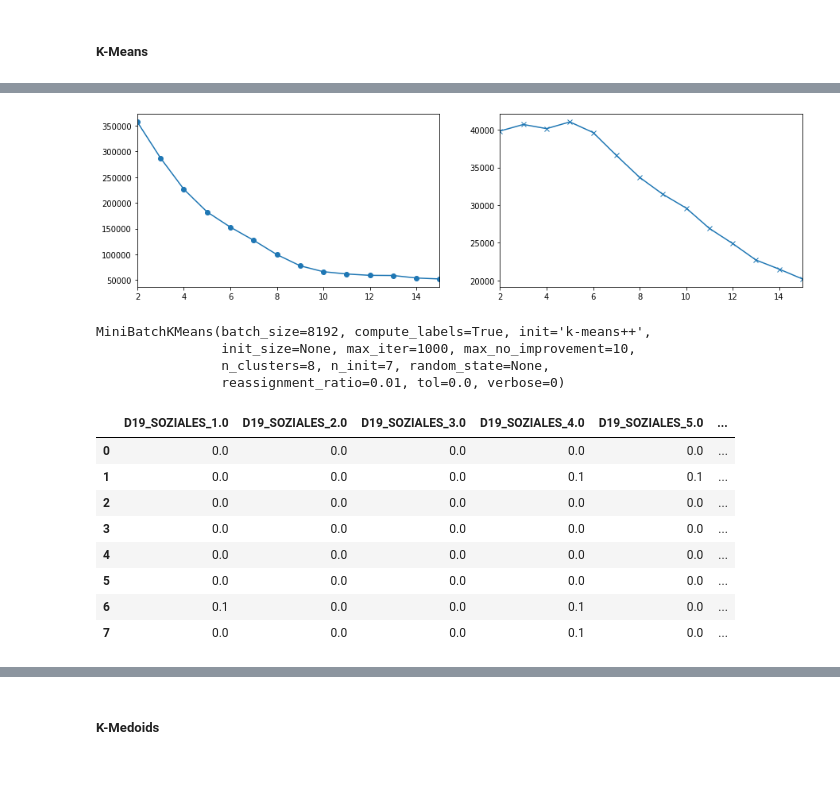
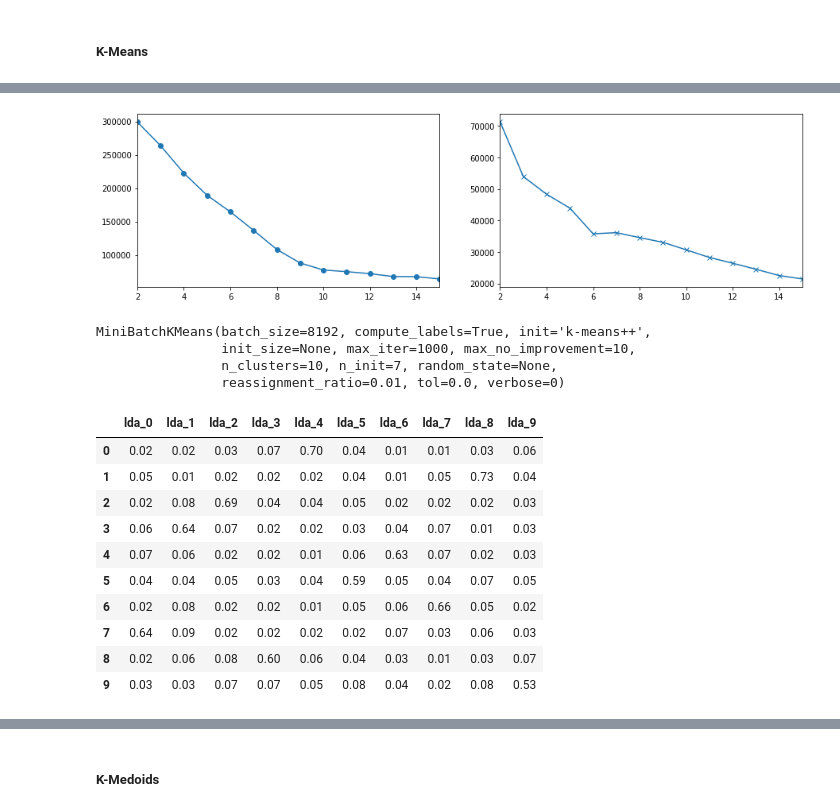
Before and after one commit to olalakul/udacity-MLengineer-capstone, a Jupyter notebook: Arvato Project Workbook.ipynb, the cells around one changed output, grey strips where cells are left out. Drawn from its saved outputs; the diff is of its cells as text; code cells hidden in the pictures; blank space fills up the shorter version.

```diff
--- a/Arvato Project Workbook.ipynb
+++ b/Arvato Project Workbook.ipynb
@@ -413,7 +417,7 @@ top10_columns = ['D19_SOZIALES', 'D19_KONSUMTYP_MAX', 'ALTERSKATEGORIE_GROB', 'D
 # %%
 azdias_ohe = azdias[top10_columns].copy()
 #columns_for_OHE = [c for c in top10_columns if c not in ('EXTSEL992')]
-azdias_ohe = pd.get_dummies(azdias_ohe, drop_first=True, columns=top10_columns.astype(int)
+azdias_ohe = pd.get_dummies(azdias_ohe, drop_first=True, columns=top10_columns).astype(int)
 print(azdias_ohe.shape) # (,75)
 azdias_ohe.head()
 # %% [output]
@@ -581,15 +629,15 @@ from sklearn import metrics
 # %%
 kmeans_evaluation = pd.DataFrame(columns=['inertia',
-                                          'silhouette_euclidean', 'silhouette_cosine',
+                                          #'silhouette_euclidean', 'silhouette_cosine', #
                                           'varaince_ratio'], dtype=float)
 for k in range(2,16):
     kmeans = MiniBatchKMeans(n_clusters=k, batch_size=2**13, n_init=7, max_iter=1000)
     kmeans.fit(azdias_dimred)
     #print(k, 'inertia ', kmeans.inertia_)
     kmeans_evaluation.loc[k, 'inertia'] = kmeans.inertia_
-    kmeans_evaluation.loc[k, 'silhouette_euclidean'] = metrics.silhouette_score(azdias_ohe,
-                                                                                kmeans.labels_, metric='euclidean')
-    kmeans_evaluation.loc[k, 'silhouette_cosine'] = metrics.silhouette_score(azdias_ohe,
-                                                                             kmeans.labels_, metric='cosine')
+    #kmeans_evaluation.loc[k, 'silhouette_euclidean'] = metrics.silhouette_score(azdias_ohe,
+    #                                                                            kmeans.labels_, metric='euclidean')
+    #kmeans_evaluation.loc[k, 'silhouette_cosine'] = metrics.silhouette_score(azdias_ohe,
+    #                                                                         kmeans.labels_, metric='cosine')
     kmeans_evaluation.loc[k, 'varaince_ratio'] = metrics.calinski_harabasz_score(azdias_ohe, kmeans.labels_)
 display(kmeans_evaluation)
@@ -619,27 +666,29 @@ kmeans_evaluation['varaince_ratio'].plot(marker='x', ax=ax[1], label='varaince_r
 display(fig)
 plt.close(fig)
 # %% [output]
-[figure, old version]
+[figure, new version]
 # %%
 ##### Silhouette Coefficient to evaluate the quality of clustering
 # %%
-kmeans = MiniBatchKMeans(n_clusters=8, batch_size=2**13, n_init=7, max_iter=1000)
-kmeans.fit(azdias_ohe)
+kmeans = MiniBatchKMeans(n_clusters=10, batch_size=2**13, n_init=7, max_iter=1000)
+kmeans.fit(azdias_dimred)
 # %% [output]
 MiniBatchKMeans(batch_size=8192, compute_labels=True, init='k-means++',
                 init_size=None, max_iter=1000, max_no_improvement=10,
-                n_clusters=8, n_init=7, random_state=None,
+                n_clusters=10, n_init=7, random_state=None,
                 reassignment_ratio=0.01, tol=0.0, verbose=0)
 # %%
-centers = pd.DataFrame(kmeans.cluster_centers_.round(1), columns=azdias_ohe.columns)
+centers = pd.DataFrame(kmeans.cluster_centers_.round(2), columns=azdias_dimred.columns)
 display(centers)
 # %% [output]
-|  | D19_SOZIALES_1.0 | D19_SOZIALES_2.0 | D19_SOZIALES_3.0 | D19_SOZIALES_4.0 | D19_SOZIALES_5.0 | ... |
-| 0 | 0.0 | 0.0 | 0.0 | 0.0 | 0.0 | ... |
-| 1 | 0.0 | 0.0 | 0.0 | 0.1 | 0.1 | ... |
-| 2 | 0.0 | 0.0 | 0.0 | 0.0 | 0.0 | ... |
-| 3 | 0.0 | 0.0 | 0.0 | 0.0 | 0.0 | ... |
-| 4 | 0.0 | 0.0 | 0.0 | 0.0 | 0.0 | ... |
-| 5 | 0.0 | 0.0 | 0.0 | 0.0 | 0.0 | ... |
-| 6 | 0.1 | 0.0 | 0.0 | 0.1 | 0.0 | ... |
-| 7 | 0.0 | 0.0 | 0.0 | 0.1 | 0.0 | ... |
+|  | lda_0 | lda_1 | lda_2 | lda_3 | lda_4 | lda_5 | lda_6 | lda_7 | lda_8 | lda_9 |
+| 0 | 0.02 | 0.02 | 0.03 | 0.07 | 0.70 | 0.04 | 0.01 | 0.01 | 0.03 | 0.06 |
+| 1 | 0.05 | 0.01 | 0.02 | 0.02 | 0.02 | 0.04 | 0.01 | 0.05 | 0.73 | 0.04 |
+| 2 | 0.02 | 0.08 | 0.69 | 0.04 | 0.04 | 0.05 | 0.02 | 0.02 | 0.02 | 0.03 |
+| 3 | 0.06 | 0.64 | 0.07 | 0.02 | 0.02 | 0.03 | 0.04 | 0.07 | 0.01 | 0.03 |
+| 4 | 0.07 | 0.06 | 0.02 | 0.02 | 0.01 | 0.06 | 0.63 | 0.07 | 0.02 | 0.03 |
+| 5 | 0.04 | 0.04 | 0.05 | 0.03 | 0.04 | 0.59 | 0.05 | 0.04 | 0.07 | 0.05 |
+| 6 | 0.02 | 0.08 | 0.02 | 0.02 | 0.01 | 0.05 | 0.06 | 0.66 | 0.05 | 0.02 |
+| 7 | 0.64 | 0.09 | 0.02 | 0.02 | 0.02 | 0.02 | 0.07 | 0.03 | 0.06 | 0.03 |
+| 8 | 0.02 | 0.06 | 0.08 | 0.60 | 0.06 | 0.04 | 0.03 | 0.01 | 0.03 | 0.07 |
+| 9 | 0.03 | 0.03 | 0.07 | 0.07 | 0.05 | 0.08 | 0.04 | 0.02 | 0.08 | 0.53 |
```
Also changed, not shown: parts of 29 cells of this notebook.
